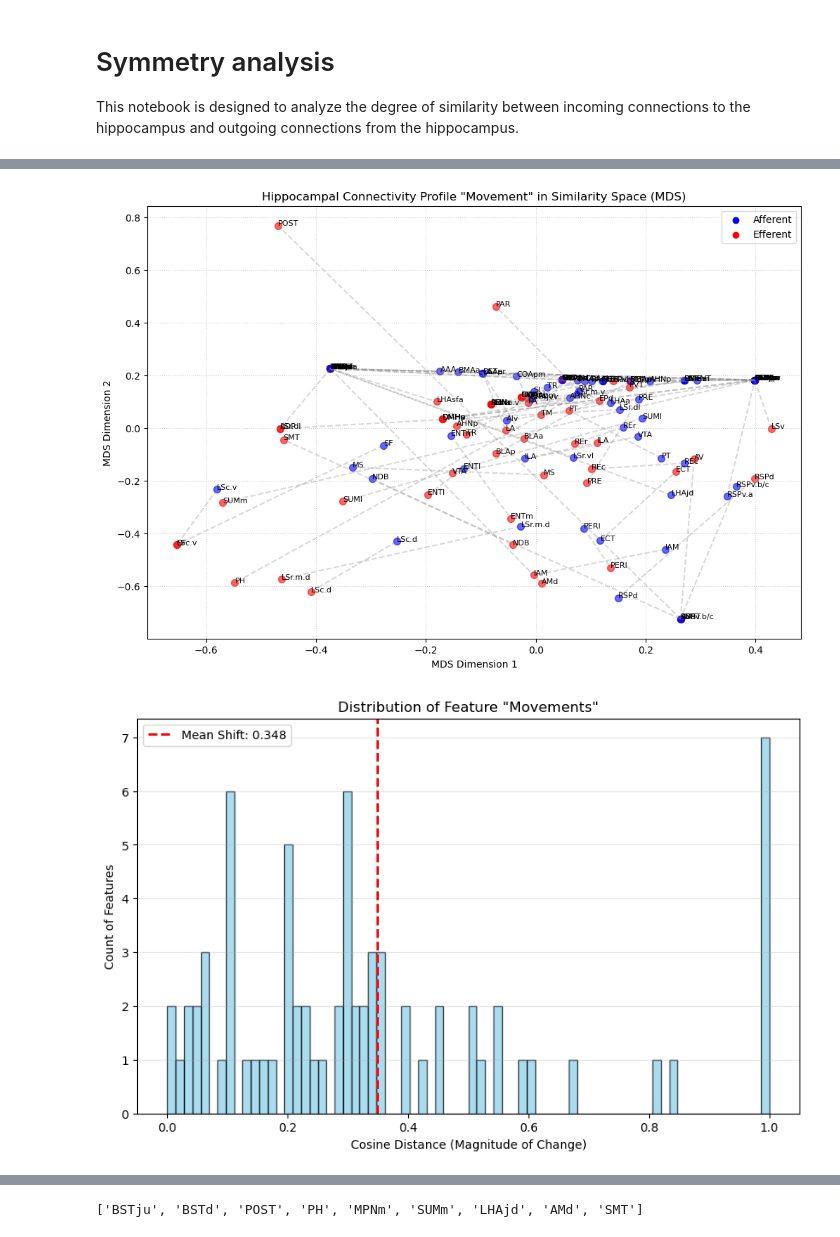
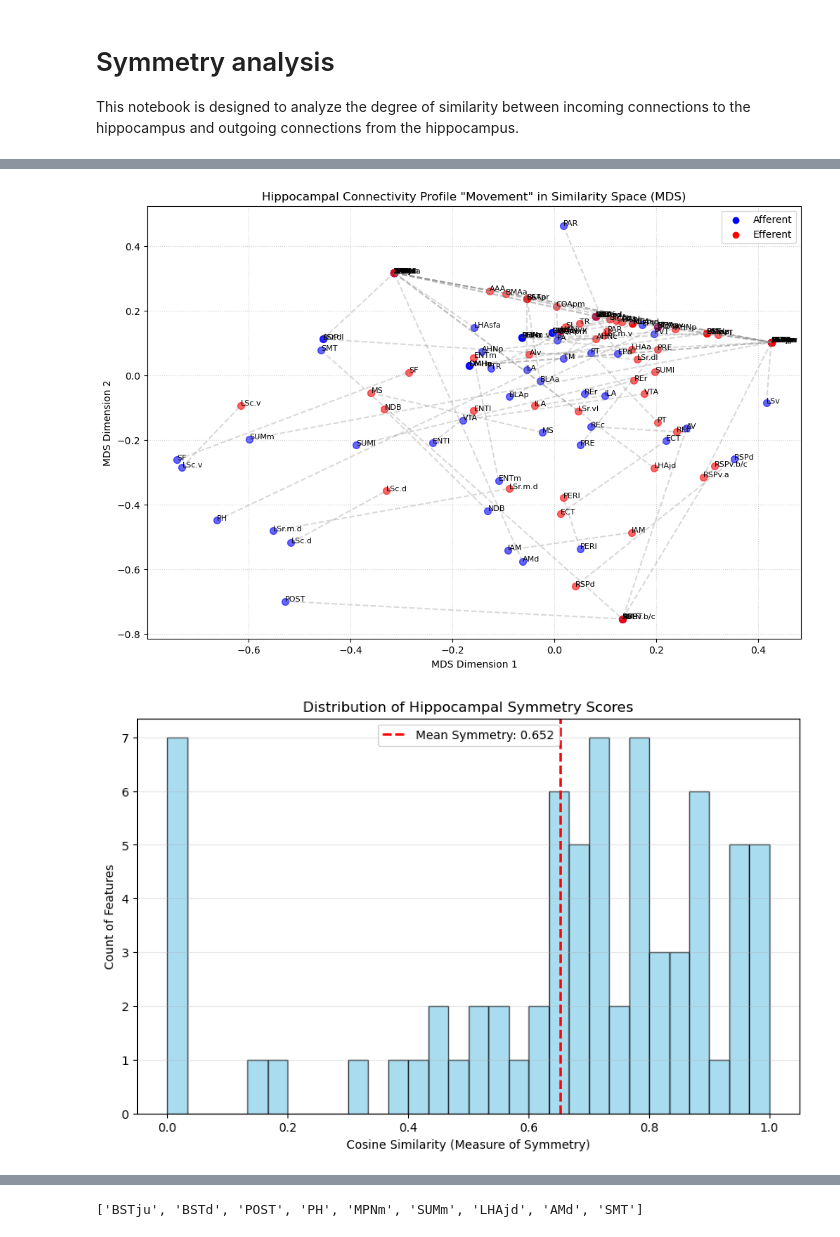
Before and after one commit to chris-weinberger/br2f_connectome, a Jupyter notebook: scripts/symmetry_analysis.ipynb, the cells around one changed output, grey strips where cells are left out. Cells and saved outputs as stored; diff of their text form; code cells hidden in the pictures.

```diff
--- a/scripts/symmetry_analysis.ipynb
+++ b/scripts/symmetry_analysis.ipynb
@@ -7,7 +7,7 @@ from helpers import get_feature_vectors_shared_hpc, plot_rsa, get_correlation_ma
 from sklearn.metrics.pairwise import cosine_similarity
 import pandas as pd
 # %%
-df_avg_from, df_avg_to = get_feature_vectors_shared_hpc()
+df_avg_to, df_avg_from = get_feature_vectors_shared_hpc()
 # %%
 df_avg_from_suffix = df_avg_from.add_suffix('_efferent')
 df_avg_to_suffix = df_avg_to.add_suffix('_afferent')
@@ -110,7 +110,7 @@ plt.grid(True, linestyle=':', alpha=0.6)
 plt.savefig('../output/MDS_aff_eff_comparison.png')
 plt.show()
 # %% [output]
-[figure, old version]
+[figure, new version]
 # %%
 # plot the distribution of differences
 import numpy as np
@@ -129,61 +129,61 @@ from sklearn.metrics.pairwise import cosine_similarity
 distances = []
 
 # we want to categorize which regions have high similarity between afferent and efferent
-low_movement = []
-medium_movement = []
-high_movement = []
+low_symmetry = []
+medium_symmetry = []
+high_symmetry = []
 
 # capture which regions have cosine distance of 0 (equivalent cosine similarity) and
 # capture which regions have cosine distance of 1 (complete cosine disimilarity)
-zero_movement = []
-complete_movement = []
+zero_symmetry = []
+complete_symmetry = []
 
 for col in df_avg_from.columns:
     vec1 = df_avg_from[col].values.reshape(1, -1)
     vec2 = df_avg_to[col].values.reshape(1, -1)
 
     # Cosine Similarity returns a matrix, we take [0][0]
     sim = cosine_similarity(vec1, vec2)[0][0]
 
     dist = 1 - sim
 
     # Distance = 1 - Similarity
-    distances.append(dist)
+    distances.append(sim)
 
-    if dist <= 0.3:
+    if sim <= 0.3:
         category = "Low"
-        low_movement.append(col)
-    elif 0.3 < dist <= 0.7:
+        low_symmetry.append(col)
+    elif 0.3 < sim <= 0.7:
         category = "Medium"
-        medium_movement.append(col)
+        medium_symmetry.append(col)
     else: # dist > 0.7
         category = "High"
-        high_movement.append(col)
+        high_symmetry.append(col)
 
-    if dist == 0:
+    if sim == 0:
         zero_movement.append(col)
-    elif dist == 1:
+    elif sim == 1:
         complete_movement.append(col)
 
 # 3. Plot the Histogram
 plt.figure(figsize=(10, 6))
 
 # Plot histogram
-plt.hist(distances, bins=72, color='skyblue', edgecolor='black', alpha=0.7)
+plt.hist(distances, bins=30, color='skyblue', edgecolor='black', alpha=0.7)
 
 # Add Mean Line
 mean_dist = np.mean(distances)
-plt.axvline(mean_dist, color='red', linestyle='dashed', linewidth=2, label=f'Mean Shift: {mean_dist:.3f}')
+plt.axvline(mean_dist, color='red', linestyle='dashed', linewidth=2, label=f'Mean Symmetry: {mean_dist:.3f}')
 
-plt.title('Distribution of Feature "Movements"')
-plt.xlabel('Cosine Distance (Magnitude of Change)')
+plt.title('Distribution of Hippocampal Symmetry Scores')
+plt.xlabel('Cosine Similarity (Measure of Symmetry)')
 plt.ylabel('Count of Features')
 plt.legend()
 plt.grid(axis='y', alpha=0.3)
-plt.savefig('../output/distribution_of_hippocampal_feature_movements.png')
+plt.savefig('../output/distribution_of_hippocampal_symmetry.png')
 plt.show()
 # %% [output]
-[figure, old version]
+[figure, new version]
 # %%
 zero_movement
 # %% [output]
```
Also changed, not shown: parts of 14 cells of this notebook, 11 other files.
